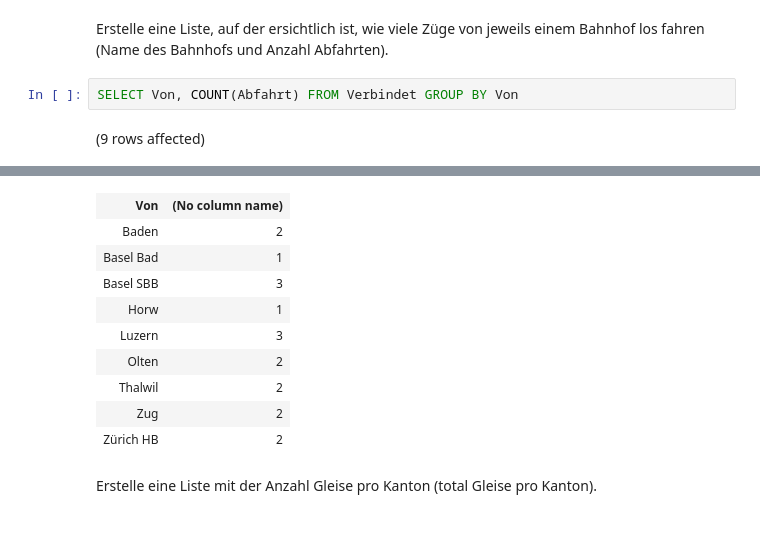
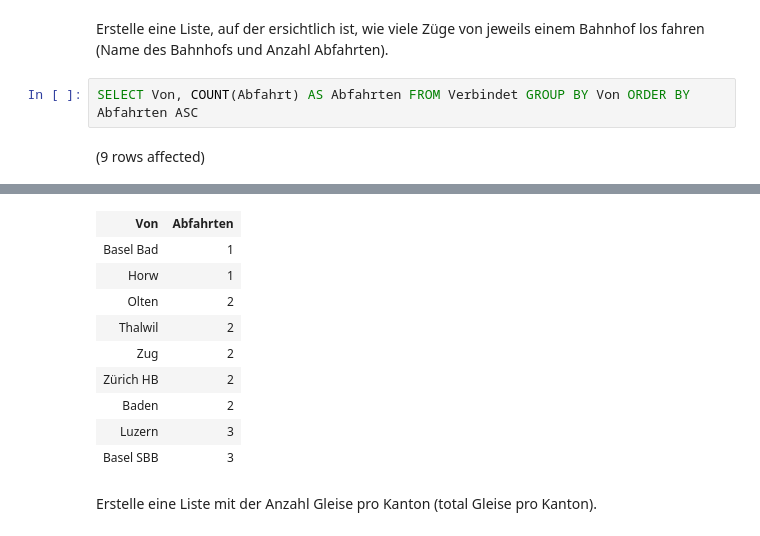
Before and after one commit to dDreistein/DatenModellieren, a Jupyter notebook: DatenAuslesenZugdatenbank.ipynb, the cells around one changed output, grey strips where cells are left out. Cells and saved outputs as stored; diff of their text form.

```diff
--- a/DatenAuslesenZugdatenbank.ipynb
+++ b/DatenAuslesenZugdatenbank.ipynb
@@ -110,6 +110,6 @@ Total execution time: 00:00:00.002
 # %% [markdown]
 Erstelle eine Liste, auf der ersichtlich ist, wie viele Züge von jeweils einem Bahnhof los fahren (Name des Bahnhofs und Anzahl Abfahrten).
 # %%
-SELECT Von, COUNT(Abfahrt) FROM Verbindet GROUP BY Von
+SELECT Von, COUNT(Abfahrt) AS Abfahrten FROM Verbindet GROUP BY Von ORDER BY Abfahrten ASC
 # %% [output]
 (9 rows affected)
@@ -117,13 +117,13 @@ Total execution time: 00:00:00.007
-| Von | (No column name) |
-| Baden | 2 |
+| Von | Abfahrten |
 | Basel Bad | 1 |
-| Basel SBB | 3 |
 | Horw | 1 |
-| Luzern | 3 |
 | Olten | 2 |
 | Thalwil | 2 |
 | Zug | 2 |
 | Zürich HB | 2 |
+| Baden | 2 |
+| Luzern | 3 |
+| Basel SBB | 3 |
 # %% [markdown]
 Erstelle eine Liste mit der Anzahl Gleise pro Kanton (total Gleise pro Kanton).
 # %%
```
Also changed, not shown: parts of 16 cells of this notebook, 1 other file.
